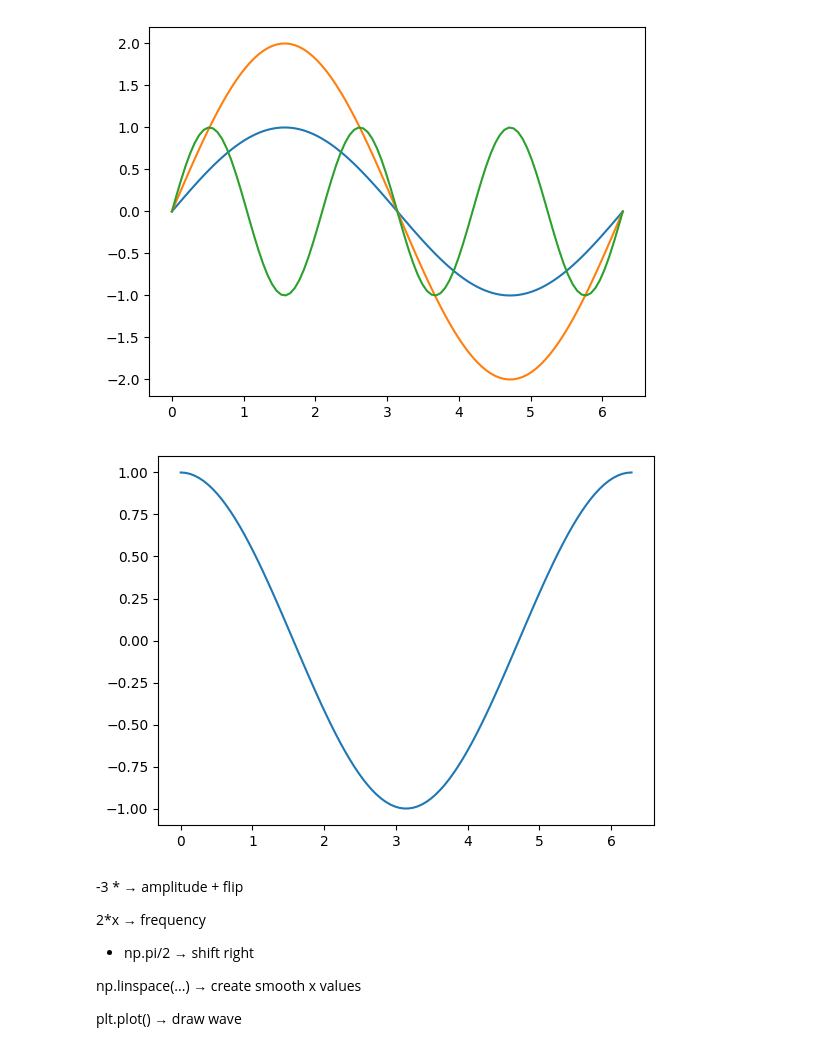
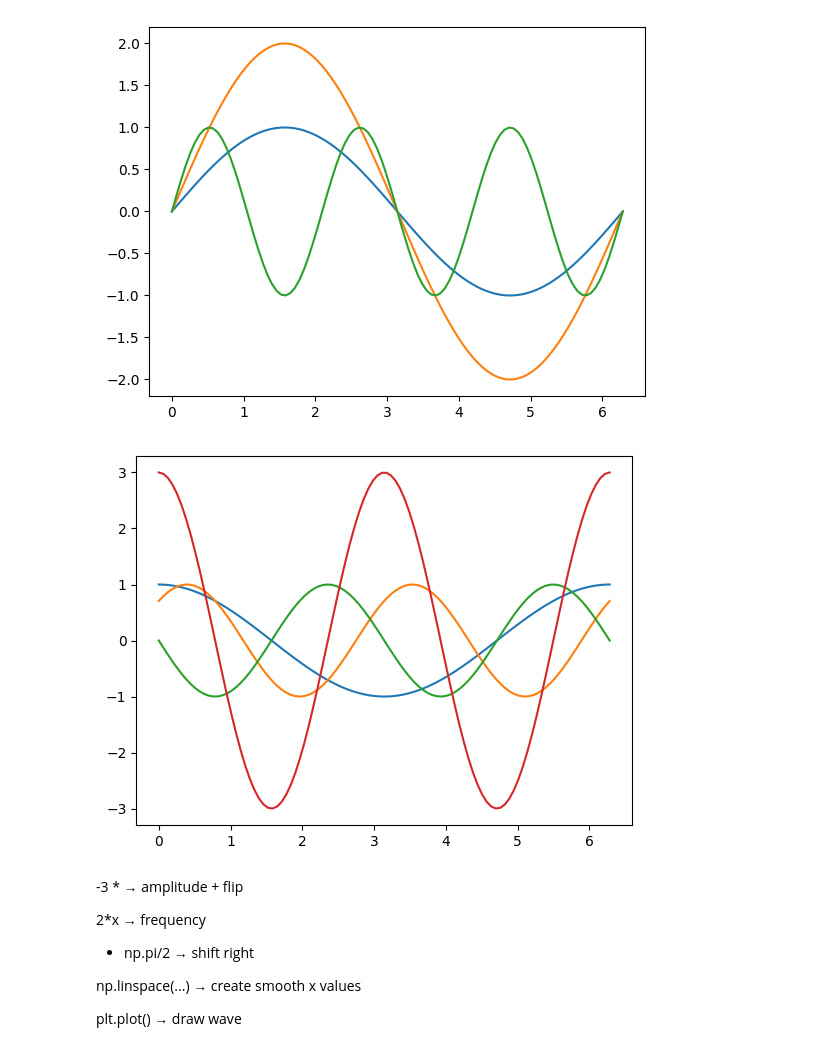
Before and after one commit to ShifaRabbani/Photonics, a Jupyter notebook: numpy.ipynb, the cells around one changed output. Drawn from its saved outputs; the diff is of its cells as text; code cells hidden in the pictures.

Commit message:
New Graphs

```diff
--- a/numpy.ipynb
+++ b/numpy.ipynb
@@ -52,29 +52,29 @@ plt.show()
 # %%
 # (Moving the Wave)
 # That timing difference = phase shift.
 import numpy as np
 import matplotlib.pyplot as plt
 
 x = np.linspace(0, 2*np.pi, 100)
 
 y1 = np.sin(x)
 y2 = np.sin(x + np.pi/2)  # phase shift of π/2 (90°)
 # multiply x by 2 for the higher‑frequency wave
 y3 = np.sin(2 * x + np.pi/4)
 y4 = np.sin(-2 * (x))
 y5  = -3 *np.sin(2 * x - np.pi/2)
 
 
 # plt.plot(x, y1)
 plt.plot(x, y2)
-# plt.plot(x, y3)
-# plt.plot(x, y4)
-# plt.plot(x, y5)
+plt.plot(x, y3)
+plt.plot(x, y4)
+plt.plot(x, y5)
 
 
 plt.show()
 # %% [output]
-[figure, old version]
+[figure, new version]
 # %% [markdown]
 -3 * → amplitude + flip
 
```
Also changed, not shown: parts of 7 cells of this notebook.
